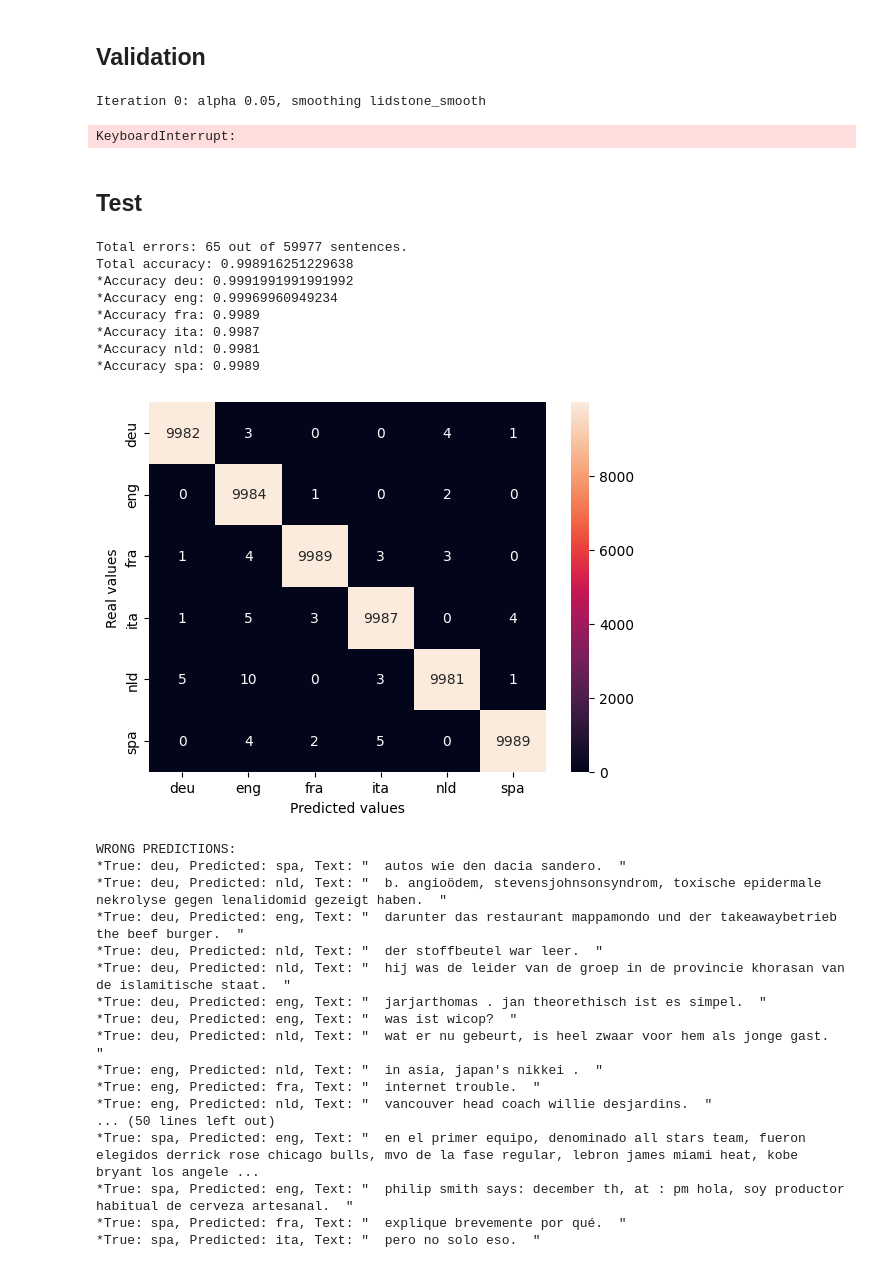
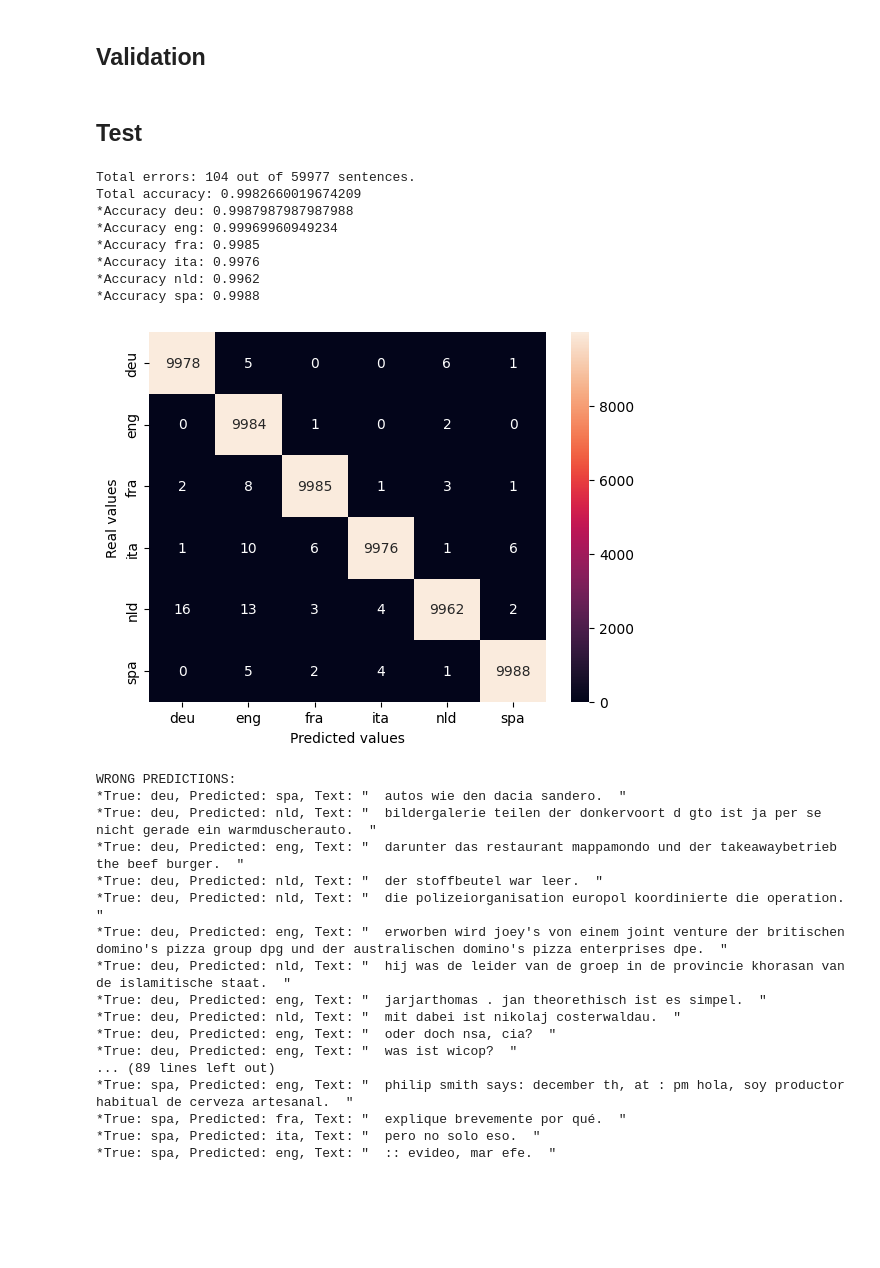
Before and after one commit to caiselvas/language-identification, a Jupyter notebook: main.ipynb, the cells around one changed output. Saved outputs shown, nothing was run; the diff lists cells and outputs as text; code cells hidden in the pictures; blank space fills up the shorter version.

```diff
--- a/main.ipynb
+++ b/main.ipynb
@@ -28,7 +29,7 @@ validation_trigrams = refactor_validation(json.load(open('./weights/validation_t
 validation_unique = json.load(open('./weights/validation_unique_chars.json'))
 # %%
 # Dictionaries to optimize Lidstone smoothing calculation
-b_value = max(unique_chars.values()) ** 3
+b_value_dict = {key: value ** 3 for key, value in unique_chars.items()}
 totals = {key: sum(trigrams[key].values()) for key in trigrams.keys()}
 # %%
 # Test the Lidstone smoothing
@@ -42,7 +43,7 @@ languages = {"deu": "Deutsch (German)",
              "nld": "Nederlands (Dutch)"}
 total_trigrams = {key: sum(dicts.values()) for key, dicts in trigrams.items()}
 for language in trigrams.keys():
-    prob = probs_total(b_value=b_value, text=text, model=trigrams[language], total_trigrams=total_trigrams[language], smooth=absolute_discounting, param=0.1,)
+    prob = probs_total(b_value=b_value_dict[language], text=text, model=trigrams[language], total_trigrams=total_trigrams[language], smooth=absolute_discounting, param=0.1,)
     probs.append((language, prob))
 max_probs = max(probs, key = lambda x: x[1])
 print(max_probs)
@@ -97,7 +97,6 @@ def accuracy_validation(smooth: Callable = lidstone_smooth, param: float = 0.5):
 # %%
 smoothing_functions = [lidstone_smooth, linear_discounting, absolute_discounting]
 alphas = [0.05, 0.1, 0.2, 0.25, 0.3, 0.5, 0.7, 1]
-bees = [{key: value ** 3 for key, value in unique_chars.items()}, {key: len(value) for key, value in trigrams.items()}, {key: ((value ** 3)+len(trigrams[key]))/2 for key, value in unique_chars.items()}]
 
 i = 0
 for func in smoothing_functions:
@@ -108,9 +107,6 @@ for func in smoothing_functions:
         err = accuracy_validation(func, alph)
         print(f"{len(err)} errors.")
         i += 1
-# %% [output]
-Iteration 0: alpha 0.05, smoothing lidstone_smooth
-KeyboardInterrupt:
 # %% [markdown]
 ## Test
 # %%
@@ -123,7 +119,7 @@ for language in test.keys():
 		probs = []
 		sentence = "  "+sentence+"  " # Add spaces to the beginning and end of the sentence for better results
 		for lingua in trigrams.keys():
-			prob = probs_total(model=trigrams, text=sentence, b_value=b_value, smooth=absolute_discounting, param=0.2, total_trigrams=totals[lingua])
+			prob = probs_total(model=trigrams[lingua], text=sentence, b_value=b_value_dict[lingua], smooth=absolute_discounting, param=0.2, total_trigrams=totals[lingua])
 			probs.append((lingua, prob))
 		max_prob = max(probs, key = lambda x: x[1])
 		predictions[language].append(max_prob[0])
@@ -135,55 +131,55 @@ correct_predictions = {language: sum([1 for pred in predictions[language] if pre
 total_accuracy = sum(correct_predictions.values()) / sum([len(value) for value in test.values()])
 
 # Print results
 print(f"Total errors: {len(prediction_errors_list)} out of {sum([len(value) for value in test.values()])} sentences.")
 print(f"Total accuracy: {total_accuracy}")
 for language, correct in correct_predictions.items():
 	print(f"*Accuracy {language}: {correct / len(test[language])}")
 
 # Confusion matrix
 from sklearn.metrics import confusion_matrix
 import matplotlib.pyplot as plt
 import seaborn as sns
 
 language_names = [language for language in test.keys()]
 
 cm = confusion_matrix(y_true=[language for language in test.keys() for _ in range(len(test[language]))],
 					  y_pred=[pred for language in test.keys() for pred in predictions[language]],
 					  labels=language_names)
 
 sns.heatmap(data=cm, annot=True, fmt="d", xticklabels=language_names, yticklabels=language_names)
 plt.xlabel('Predicted values')
 plt.ylabel('Real values')
 plt.show()
 
 # Print the errors
 print("WRONG PREDICTIONS:")
 for error in prediction_errors_list:
 	print(f"*True: {error['true']}, Predicted: {error['pred']}, Text: \"{error['text']}\"")
 # %% [output]
-Total errors: 65 out of 59977 sentences.
-Total accuracy: 0.998916251229638
-*Accuracy deu: 0.9991991991991992
+Total errors: 104 out of 59977 sentences.
+Total accuracy: 0.9982660019674209
+*Accuracy deu: 0.9987987987987988
 *Accuracy eng: 0.99969960949234
-*Accuracy fra: 0.9989
-*Accuracy ita: 0.9987
-*Accuracy nld: 0.9981
-*Accuracy spa: 0.9989
+*Accuracy fra: 0.9985
+*Accuracy ita: 0.9976
+*Accuracy nld: 0.9962
+*Accuracy spa: 0.9988
-[figure, old version]
+[figure, new version]
 WRONG PREDICTIONS:
 *True: deu, Predicted: spa, Text: "  autos wie den dacia sandero.  "
-*True: deu, Predicted: nld, Text: "  b. angioödem, stevensjohnsonsyndrom, toxische epidermale nekrolyse gegen lenalidomid gezeigt haben.  "
+*True: deu, Predicted: nld, Text: "  bildergalerie teilen der donkervoort d gto ist ja per se nicht gerade ein warmduscherauto.  "
 *True: deu, Predicted: eng, Text: "  darunter das restaurant mappamondo und der takeawaybetrieb the beef burger.  "
 *True: deu, Predicted: nld, Text: "  der stoffbeutel war leer.  "
+*True: deu, Predicted: nld, Text: "  die polizeiorganisation europol koordinierte die operation.  "
+*True: deu, Predicted: eng, Text: "  erworben wird joey's von einem joint venture der britischen domino's pizza group dpg und der australischen domino's pizza enterprises dpe.  "
 *True: deu, Predicted: nld, Text: "  hij was de leider van de groep in de provincie khorasan van de islamitische staat.  "
 *True: deu, Predicted: eng, Text: "  jarjarthomas . jan theorethisch ist es simpel.  "
+*True: deu, Predicted: nld, Text: "  mit dabei ist nikolaj costerwaldau.  "
+*True: deu, Predicted: eng, Text: "  oder doch nsa, cia?  "
 *True: deu, Predicted: eng, Text: "  was ist wicop?  "
-*True: deu, Predicted: nld, Text: "  wat er nu gebeurt, is heel zwaar voor hem als jonge gast.  "
-*True: eng, Predicted: nld, Text: "  in asia, japan's nikkei .  "
-*True: eng, Predicted: fra, Text: "  internet trouble.  "
-*True: eng, Predicted: nld, Text: "  vancouver head coach willie desjardins.  "
-... (50 lines left out)
-*True: spa, Predicted: eng, Text: "  en el primer equipo, denominado all stars team, fueron elegidos derrick rose chicago bulls, mvo de la fase regular, lebron james miami heat, kobe bryant los angele ...
+... (89 lines left out)
 *True: spa, Predicted: eng, Text: "  philip smith says: december th, at : pm hola, soy productor habitual de cerveza artesanal.  "
 *True: spa, Predicted: fra, Text: "  explique brevemente por qué.  "
 *True: spa, Predicted: ita, Text: "  pero no solo eso.  "
+*True: spa, Predicted: eng, Text: "  :: evideo, mar efe.  "
```
Also changed, not shown: parts of 4 cells of this notebook, 3 other files.
